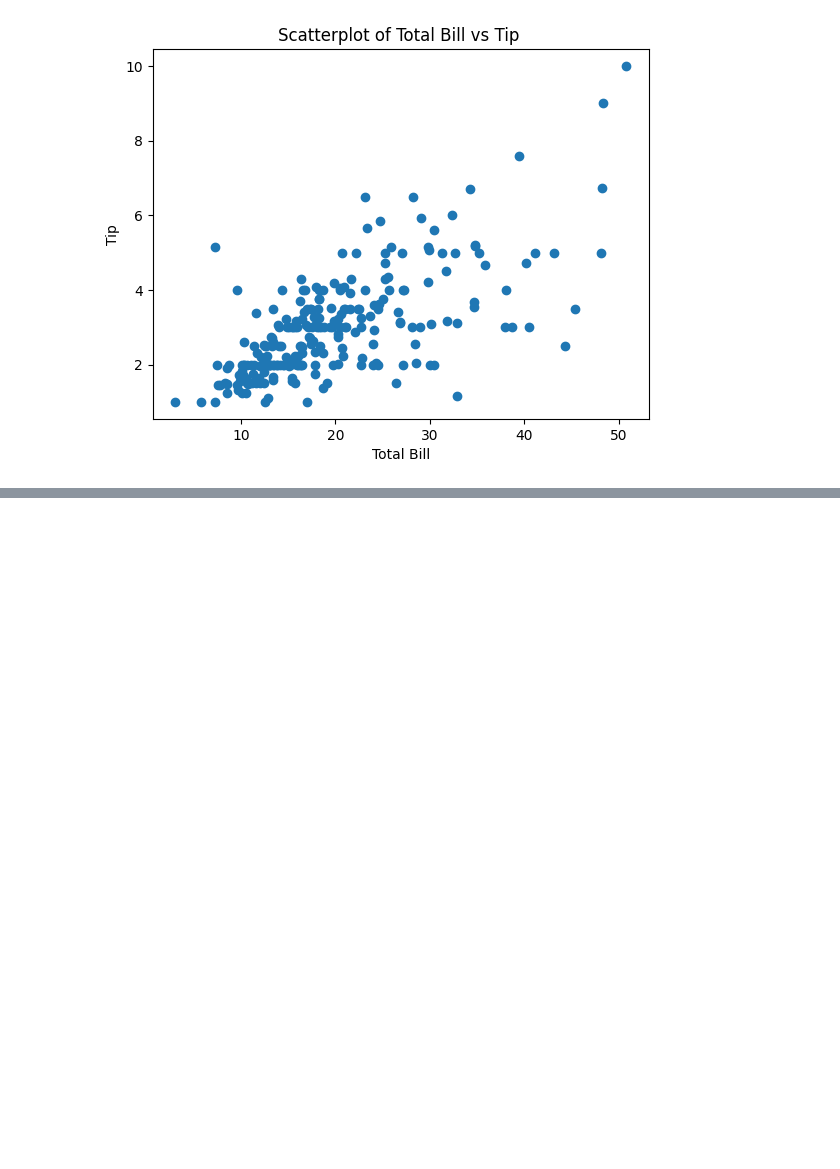
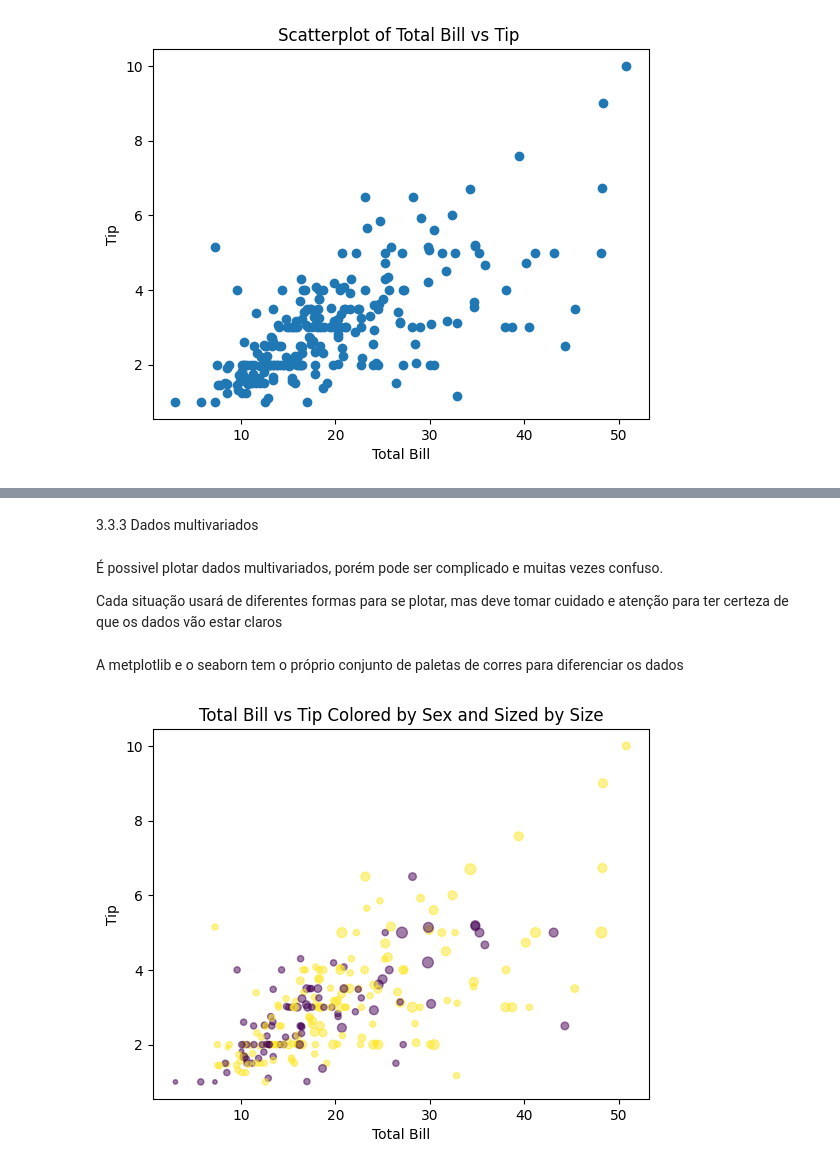
Before and after one commit to LuizGiehl/PFE, a Jupyter notebook: src/cap3.ipynb, the cells around one changed output, grey strips where cells are left out. Saved outputs shown, nothing was run; the diff lists cells and outputs as text; code cells hidden in the pictures; blank space fills up the shorter version.

```diff
--- a/src/cap3.ipynb
+++ b/src/cap3.ipynb
@@ -155,0 +180,43 @@ pd 100
+# %% [markdown]
+3.3.3 Dados multivariados
+# %% [markdown]
+É possivel plotar dados multivariados, porém pode ser complicado e muitas vezes confuso.
+
+Cada situação usará de diferentes formas para se plotar, mas deve tomar cuidado e atenção para ter certeza de que os dados vão estar claros
+# %% [markdown]
+A metplotlib e o seaborn tem o próprio conjunto de paletas de corres para diferenciar os dados
+# %%
+#cria uma variável de cor baseada no sexo
+
+def recode_sex(sex):
+    if sex == 'Female':
+        return 0
+    else:
+        return 1
+
+tips['sex_color'] = tips['sex'].apply(recode_sex)
+
+scatter_plot = plt.figure()
+axes1 = scatter_plot.add_subplot(1,1,1)
+axes1.scatter(
+    x=tips['total_bill'],
+    y=tips['tip'],
+
+    #define o tamanho dos pontos com base no tamanho dos grupos
+    #multiplicamos os valores por 10 para deixar os pontos maiores e enfatizar as diferenças
+    s=tips['size'] * 10,
+
+    #define a cor do sexo
+    c=tips['sex_color'],
+
+    #define o valor de alpha para que os pontos sejam mais transparentes
+    alpha=0.5
+)
+
+axes1.set_title('Total Bill vs Tip Colored by Sex and Sized by Size')
+axes1.set_xlabel('Total Bill')
+axes1.set_ylabel('Tip')
+
+scatter_plot.show()
+# %% [output]
+[figure, added]
```
Also changed, not shown: parts of 6 cells of this notebook.
